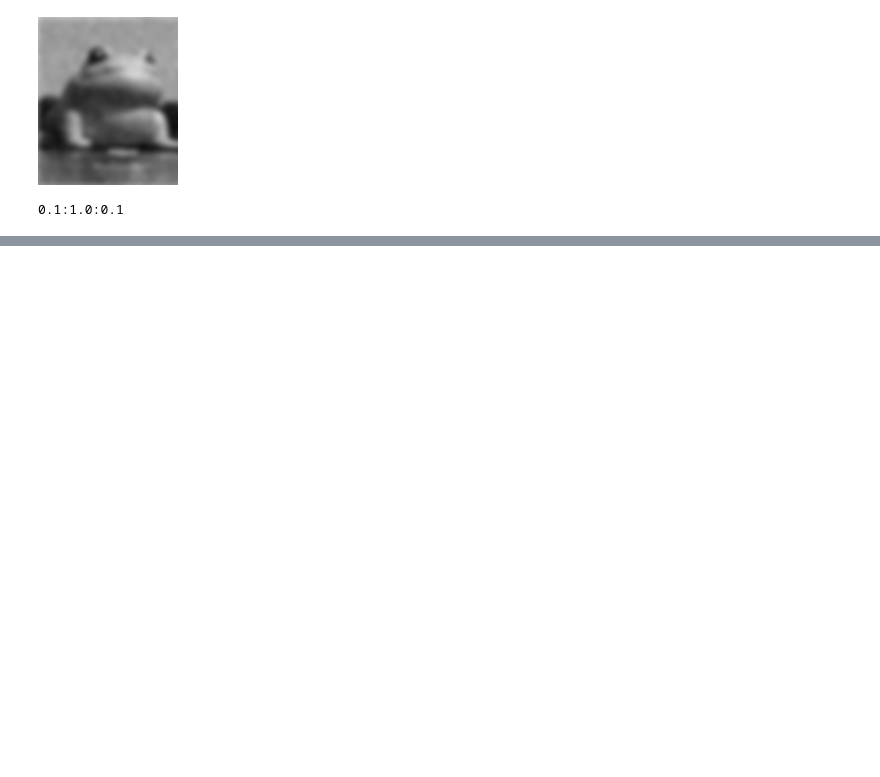
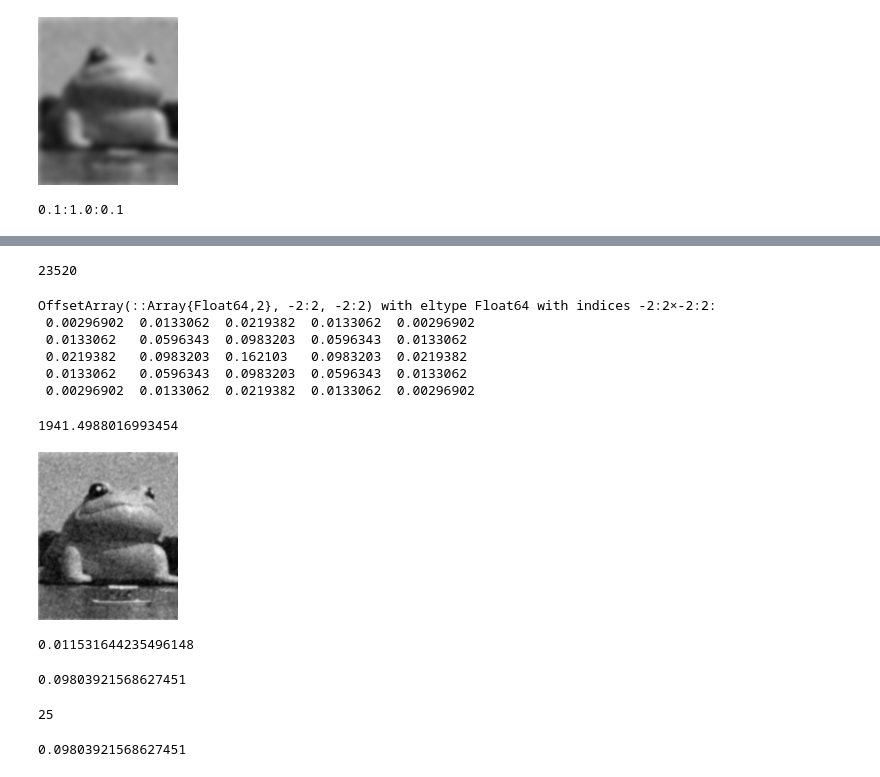
Before and after one commit to yiyuezhuo/nonparametric-statistic-class-paper, a Jupyter notebook: smoothing_julia.ipynb, the cells around one changed output, grey strips where cells are left out. Drawn from its saved outputs; the diff is of its cells as text; code cells hidden in the pictures; blank space fills up the shorter version.

```diff
--- a/smoothing_julia.ipynb
+++ b/smoothing_julia.ipynb
@@ -587,0 +537,40 @@ zeros(5)
+# %%
+n = prod(size(toad_noised))
+# %% [output]
+23520
+# %%
+K=Kernel.gaussian(1)
+#K[0,0]=0
+#K = K./sum(K)
+# %% [output]
+OffsetArray(::Array{Float64,2}, -2:2, -2:2) with eltype Float64 with indices -2:2×-2:2:
+ 0.00296902  0.0133062  0.0219382  0.0133062  0.00296902
+ 0.0133062   0.0596343  0.0983203  0.0596343  0.0133062
+ 0.0219382   0.0983203  0.162103   0.0983203  0.0219382
+ 0.0133062   0.0596343  0.0983203  0.0596343  0.0133062
+ 0.00296902  0.0133062  0.0219382  0.0133062  0.00296902
+# %%
+nu = K[0,0] * n
+nu_tilde = sum(K.^2) * n
+# %% [output]
+1941.4988016993454
+# %%
+toad_filtered = imfilter(Gray.(toad_noised), K)
+# %% [output]
+[figure, added]
+# %%
+println(sum((toad_filtered - toad_noised).^2)/(n-2*nu+nu_tilde))
+# %% [output]
+0.011531644235496148
+# %%
+25/255
+# %% [output]
+0.09803921568627451
+# %%
+sigma_noise
+# %% [output]
+25
+# %%
+sigma_noise/255
+# %% [output]
+0.09803921568627451
```
Also changed, not shown: parts of 31 cells of this notebook, 8 other files.
